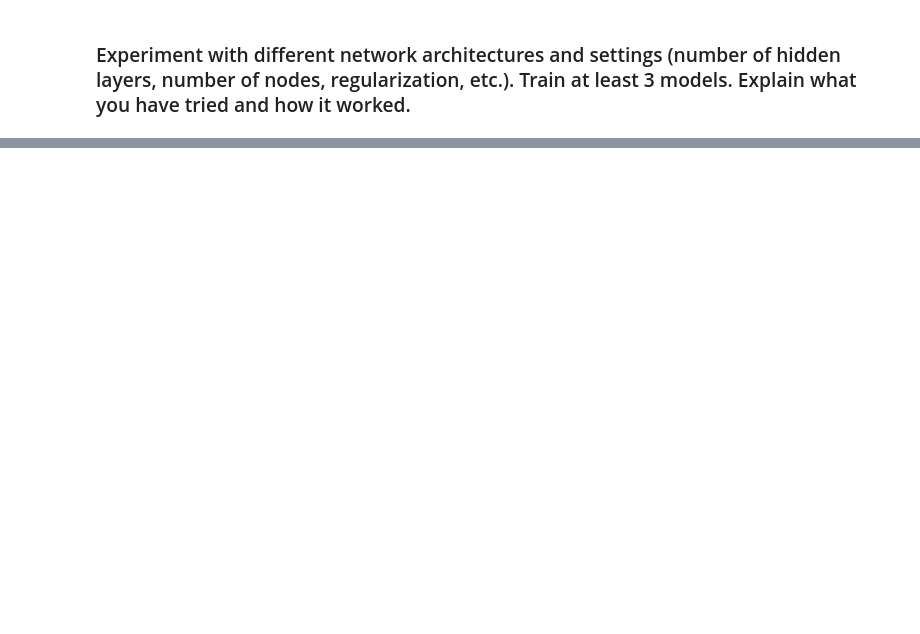
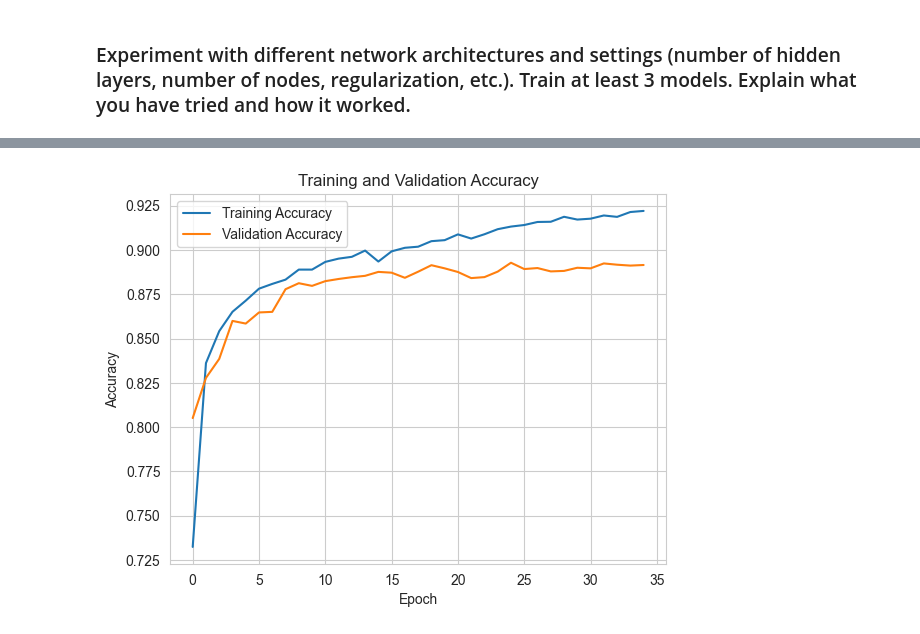
Before and after one commit to viethngn/Data_Science_2_ECBS5233, a Jupyter notebook: assignment2/assignment2_viethngn.ipynb, the cells around one changed output, grey strips where cells are left out. Drawn from its saved outputs; the diff is of its cells as text; code cells hidden in the pictures; blank space fills up the shorter version.

```diff
--- a/assignment2/assignment2_viethngn.ipynb
+++ b/assignment2/assignment2_viethngn.ipynb
@@ -325,0 +396,4 @@ summary_df
+# %%
+# Evaluation of the model on the validation set
+reg_hidden3_model_scores = reg_hidden3_model.evaluate(X_val, y_val)
+print(f"Accuracy for keras regularized 3 hidden layers: {round(hidden3_scores[1], 4)}")
@@ -325,0 +407,3 @@ summary_df
+# %%
+update_summary(summary_df, 'Regularized 3 Hidden Layers', reg_hidden3_model.evaluate(X_train, y_train)[1], reg_hidden3_model_scores[1], reg_hidden3_model.evaluate(X_test, y_test)[1])
+summary_df
@@ -325,0 +419,21 @@ summary_df
+# %%
+# Build the regularized 5 hidden layers network model
+reg_hidden5_model = Sequential([
+    Input(shape=X_train.shape[1:]),
+    Flatten(),
+    Rescaling(1./255),
+    Dense(255, activation='relu'),
+    Dropout(0.2),
+    Dense(510, activation='relu'),
+    Dropout(0.2),
+    Dense(1020, activation='relu'),
+    Dropout(0.2),
+    Dense(2040, activation='relu'),
+    Dropout(0.2),
+    Dense(255, activation='relu'),
+    Dense(num_classes, activation='softmax')
+])
+
+# Compile the model
+reg_hidden5_model.compile(loss='categorical_crossentropy', optimizer='adam', metrics=['accuracy'])
+print(reg_hidden5_model.summary())
@@ -325,0 +463,4 @@ summary_df
+# %%
+# Fit the model with EarlyStopping
+keras.utils.set_random_seed(20240329)  # for reproducibility
+reg_hidden5_history = reg_hidden5_model.fit(X_train, y_train, validation_data=(X_val, y_val), epochs=100, batch_size=512, callbacks=[EarlyStopping(monitor='val_accuracy', patience=10, min_delta=0.001, verbose=1)])
@@ -325,0 +492,4 @@ summary_df
+# %%
+plot_history(reg_hidden5_history.history)
+# %% [output]
+[figure, added]
```
Also changed, not shown: parts of 43 cells of this notebook.
